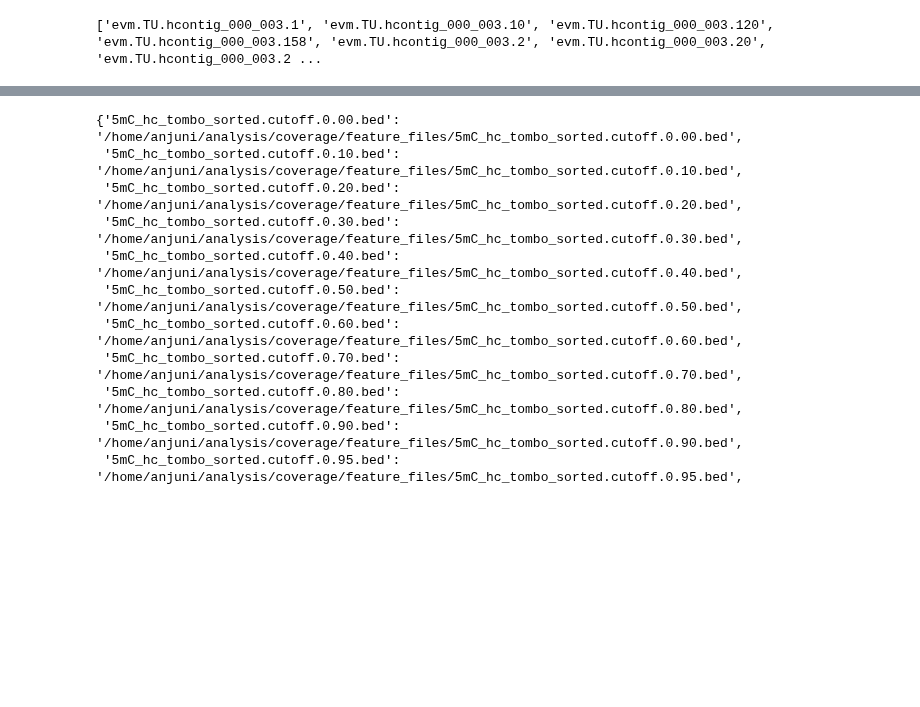
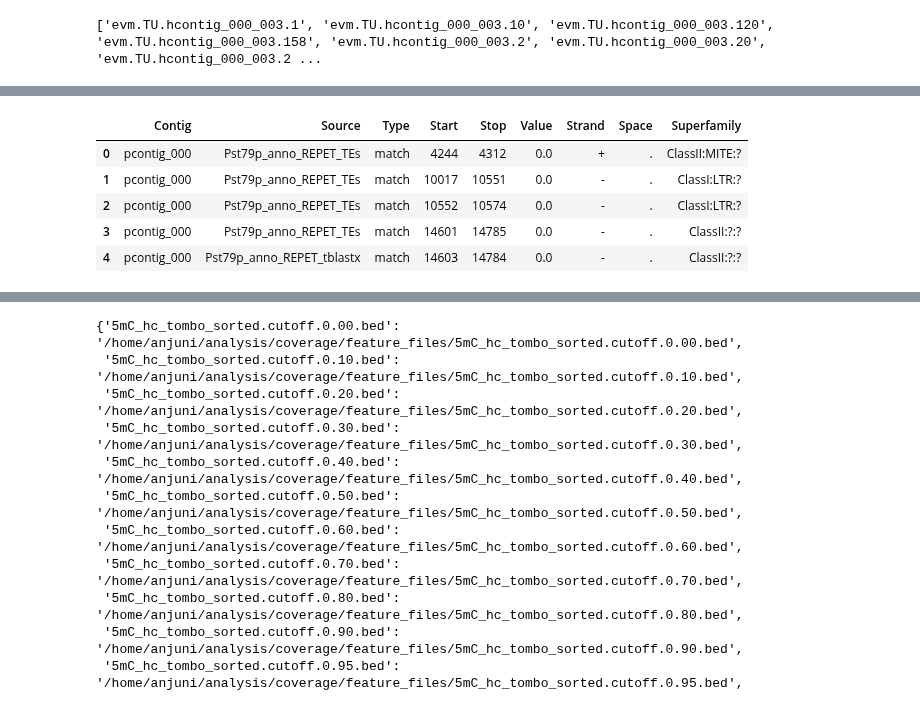
Before and after one commit to BenjaminSchwessinger/Honours_year, a Jupyter notebook: fisher/methylation/BEDtools_analysis.ipynb, the cells around one changed output, grey strips where cells are left out. Drawn from its saved outputs; the diff is of its cells as text; code cells hidden in the pictures; blank space fills up the shorter version.

Commit message:
Wrote TE superfamily script. 11/09/2018.

```diff
--- a/fisher/methylation/BEDtools_analysis.ipynb
+++ b/fisher/methylation/BEDtools_analysis.ipynb
@@ -40,7 +40,14 @@ DIRS['GFF_INPUT'] = os.path.join(DIRS['BASE2'], 'gff_output')
 DIRS['WINDOW_OUTPUT'] = os.path.join(DIRS['BASE2'], 'windows')
 DIRS['WINDOW_INPUT'] = os.path.join(DIRS['BASE2'], 'input_for_windows')
 DIRS['REF'] = '/home/anjuni/Pst_104_v13_assembly/'
-DIRS['TEST_COV'] = os.path.join(DIRS['BASE2'], 'coverage/test_feature_files')
+DIRS['FIGURES'] = os.path.join(DIRS['BASE2'], 'figures')
+DIRS['FEATURES'] = os.path.join(DIRS['BASE2'], 'coverage', 'feature_files')
+DIRS['I_FROM_C'] = os.path.join(DIRS['BASE2'], 'bedtools_output', 'intersects_from_cutoffs')
+DIRS['BED_CUTOFFS'] = os.path.join(DIRS['BASE1'], 'input', 'sorted_bed_files', 'cutoffs')
+DIRS['6MA_CUTOFFS'] = os.path.join(DIRS['BASE1'], 'input', 'sorted_bed_files', 'cutoffs_6mA')
+DIRS['5MC_CUTOFFS'] = os.path.join(DIRS['BASE1'], 'input', 'sorted_bed_files', 'cutoffs_5mC')
+DIRS['COVERAGE'] = os.path.join(DIRS['BASE2'], 'coverage')
+DIRS['TE_SF'] = os.path.join(DIRS['COVERAGE'], 'superfamily_files')
 # %%
 pprint.pprint(DIRS) # add the additional ones below to the cell above maybe?
 # %% [output]
@@ -1304,0 +1191,19 @@ grep -v 'gene' Pst_104E_v13_ph_ctg.anno.sorted.gff3 > Pst_104E_v13_ph_ctg.anno.s
+# %%
+# Read in the superfamily file as a pandas dataframe
+te_sf_fn_p = os.path.join(DIRS['BASE2'], 'gff_output', 'Pst_104E_v13_p_ctg.REPET.sorted.filtered.superfamily.gff')
+te_sf_fn_ph = os.path.join(DIRS['BASE2'], 'gff_output', 'Pst_104E_v13_p_ctg.REPET.sorted.filtered.superfamily.gff')
+te_sf_fn_h = os.path.join(DIRS['BASE2'], 'gff_output', 'Pst_104E_v13_p_ctg.REPET.sorted.filtered.superfamily.gff')
+te_sf_names = ['Contig', 'Source', 'Type', 'Start', 'Stop', 'Value', 'Strand', 'Space', 'Superfamily']
+
+te_sf_df_p = pd.read_csv(te_sf_fn_p, sep='\t', header = None, names = te_sf_names)
+te_sf_df_ph = pd.read_csv(te_sf_fn_ph, sep='\t', header = None, names = te_sf_names)
+te_sf_df_h = pd.read_csv(te_sf_fn_h, sep='\t', header = None, names = te_sf_names)
+# %%
+te_sf_df_ph.head()
+# %% [output]
+|  | Contig | Source | Type | Start | Stop | Value | Strand | Space | Superfamily |
+| 0 | pcontig_000 | Pst79p_anno_REPET_TEs | match | 4244 | 4312 | 0.0 | + | . | ClassII:MITE:? |
+| 1 | pcontig_000 | Pst79p_anno_REPET_TEs | match | 10017 | 10551 | 0.0 | - | . | ClassI:LTR:? |
+| 2 | pcontig_000 | Pst79p_anno_REPET_TEs | match | 10552 | 10574 | 0.0 | - | . | ClassI:LTR:? |
+| 3 | pcontig_000 | Pst79p_anno_REPET_TEs | match | 14601 | 14785 | 0.0 | - | . | ClassII:?:? |
+| 4 | pcontig_000 | Pst79p_anno_REPET_tblastx | match | 14603 | 14784 | 0.0 | - | . | ClassII:?:? |
```
Also changed, not shown: parts of 96 cells of this notebook.
